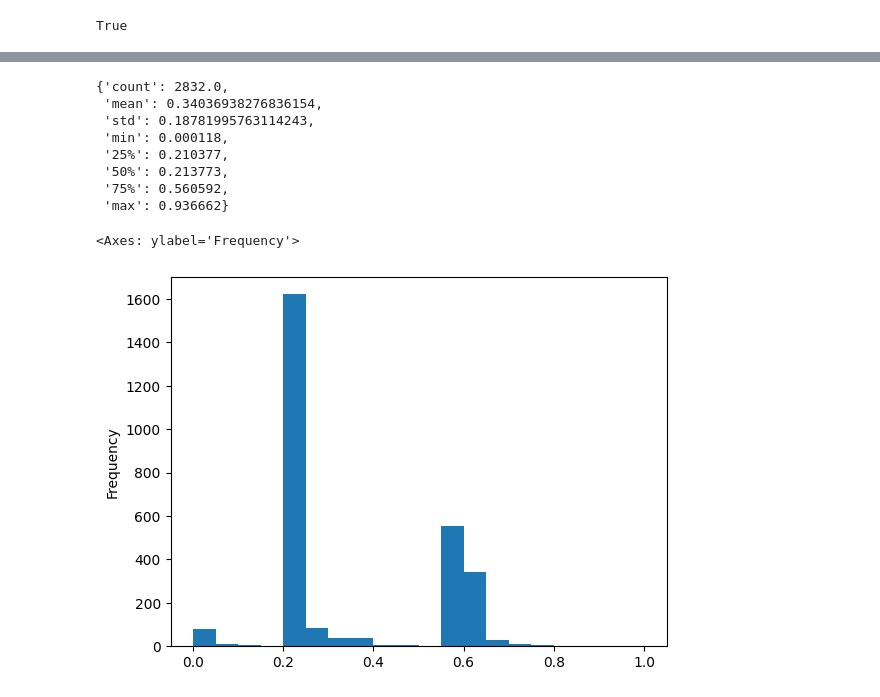
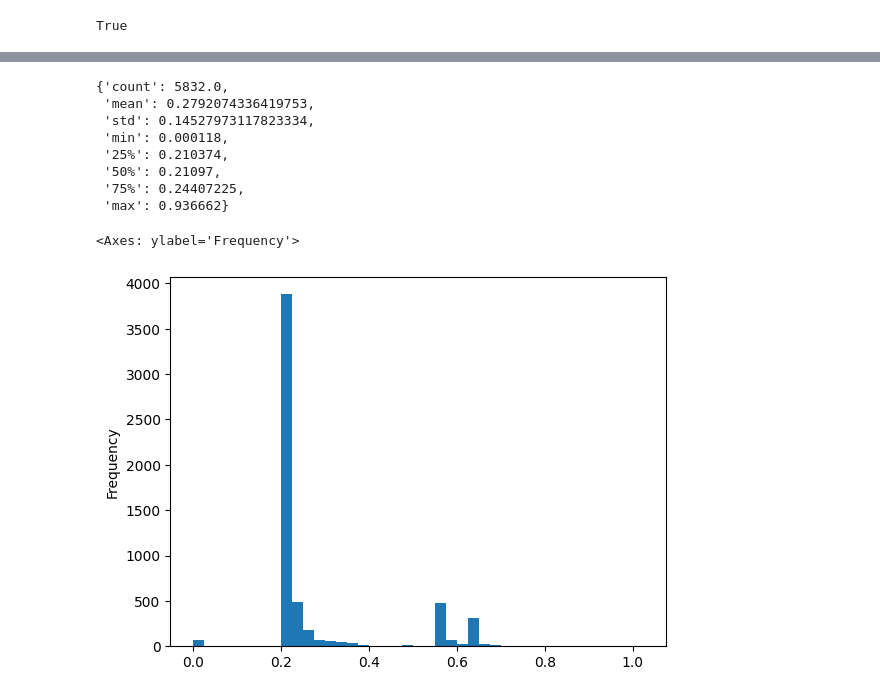
Before and after one commit to carpetcrawler78/vigilex, a Jupyter notebook: notebooks/03_confidence_analysis.ipynb, the cells around one changed output, grey strips where cells are left out. Drawn from its saved outputs; the diff is of its cells as text; code cells hidden in the pictures.

```diff
--- a/notebooks/03_confidence_analysis.ipynb
+++ b/notebooks/03_confidence_analysis.ipynb
@@ -23,2 +30,2 @@ print(conn)
 # %%
-pd.read_sql("SELECT * FROM processed.coding_results LIMIT 3;",conn)
+df = pd.read_sql("SELECT * FROM processed.coding_results",conn)
@@ -53,4 +51,3 @@ conn.rollback()
 # %%
-df = pd.read_sql("SELECT final_confidence, pt_code, pt_name, mdr_report_key FROM processed.coding_results WHERE final_confidence IS NOT NULL",conn)
-len(df)
+df.describe()
 # %% [output]
@@ -58,16 +63,16 @@ len(df)
 # %%
 df['final_confidence'].describe().to_dict()
 # %% [output]
-{'count': 2832.0,
- 'mean': 0.34036938276836154,
- 'std': 0.18781995763114243,
+{'count': 5832.0,
+ 'mean': 0.2792074336419753,
+ 'std': 0.14527973117823334,
  'min': 0.000118,
- '25%': 0.210377,
- '50%': 0.213773,
- '75%': 0.560592,
+ '25%': 0.210374,
+ '50%': 0.21097,
+ '75%': 0.24407225,
  'max': 0.936662}
 # %%
-df['final_confidence'].plot(kind="hist",bins=[i*0.05 for i in range(21)])
+df['final_confidence'].plot(kind="hist",bins=[i*0.025 for i in range(42)])
 # %% [output]
 <Axes: ylabel='Frequency'>
-[figure, old version]
+[figure, new version]
```
Also changed, not shown: parts of 12 cells of this notebook, 4 other files.
